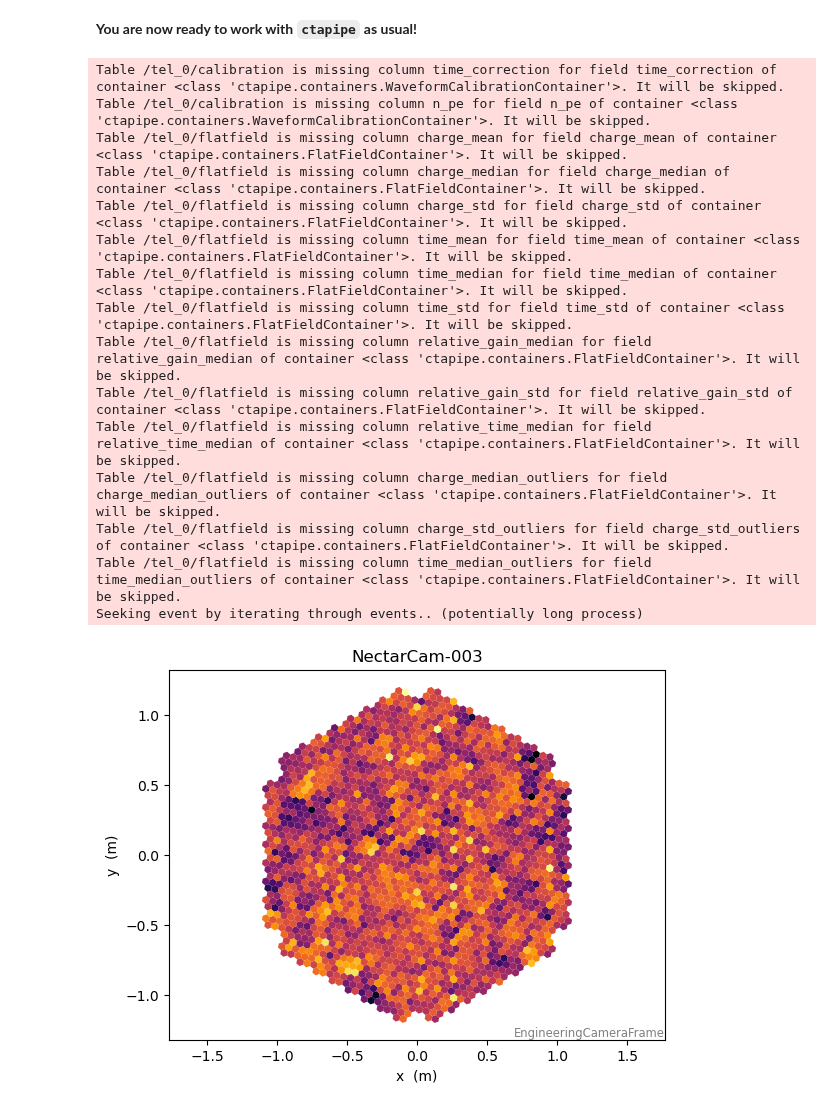
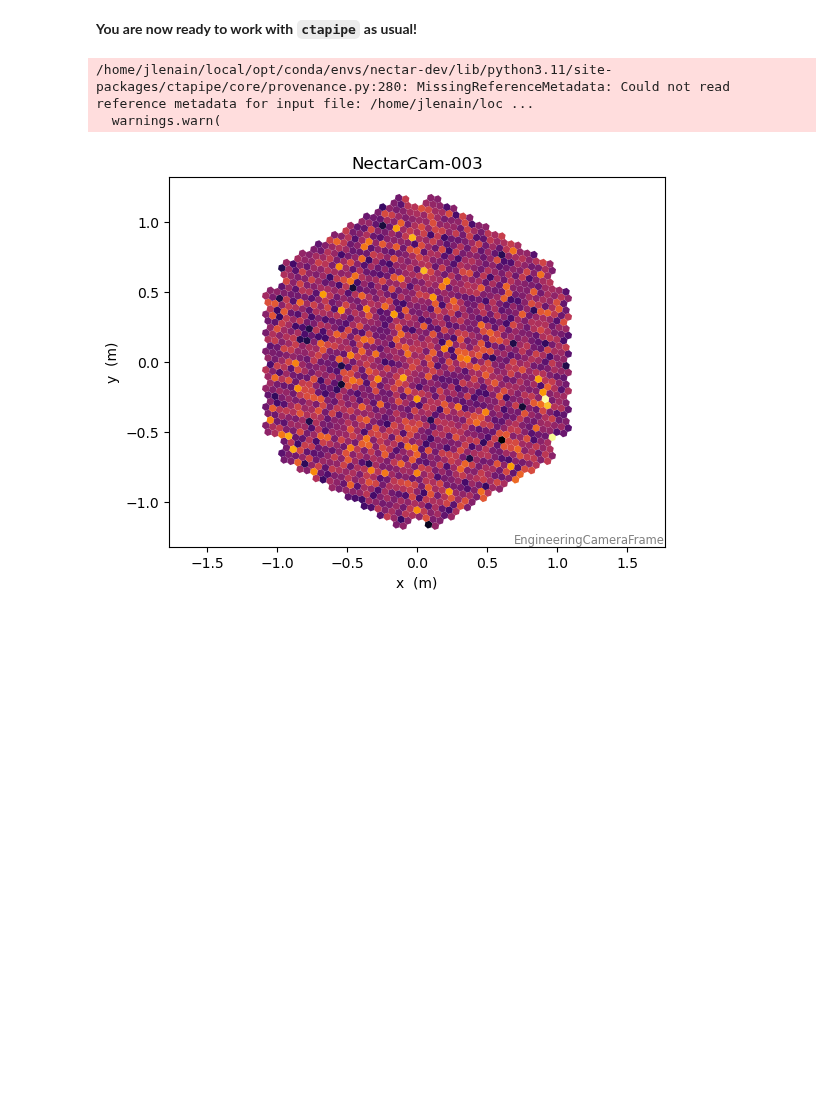
Before and after one commit to cta-observatory/nectarchain, a Jupyter notebook: notebooks/Access NectarCAM data using DIRAC API.ipynb, the cells around one changed output. Drawn from its saved outputs; the diff is of its cells as text; code cells hidden in the pictures; blank space fills up the shorter version.

```diff
--- a/notebooks/Access NectarCAM data using DIRAC API.ipynb
+++ b/notebooks/Access NectarCAM data using DIRAC API.ipynb
@@ -74,30 +146,33 @@ from ctapipe.visualization import CameraDisplay
 # %%
 from glob import glob
 
-path = glob(f'{tmpdir}/NectarCAM.*.fits.fz')
+path = glob(f"{tmpdir}/NectarCAM.*.fits.fz")
 path.sort()
-reader = EventSource(input_url=path[0])
-seeker = EventSeeker(reader)
+
+config = Config(
+    dict(
+        NectarCAMEventSource=dict(
+            NectarCAMR0Corrections=dict(
+                calibration_path=None,
+                apply_flatfield=False,
+                select_gain=False,
+            )
+        )
+    )
+)
+
+reader = EventSource(input_url=path[0], config=config, max_events=100)
+
+tel_id = reader.subarray.tel_ids[0]
 
 # Get some event, and display camera charges for the high gain channel (no time window optimization)
-evt=seeker.get_event_index(10)
-image = evt.r0.tel[0].waveform.sum(axis=2)
-camera = CameraGeometry.from_name("NectarCam-003").transform_to(EngineeringCameraFrame())
+evt = next(iter(reader))
+image = evt.r0.tel[tel_id].waveform.sum(axis=2)
+camera = reader.subarray.tel[tel_id].camera.geometry.transform_to(
+    EngineeringCameraFrame()
+)
 disp = CameraDisplay(geometry=camera, image=image[0])
 # %% [output]
-Table /tel_0/calibration is missing column time_correction for field time_correction of container <class 'ctapipe.containers.WaveformCalibrationContainer'>. It will be skipped.
-Table /tel_0/calibration is missing column n_pe for field n_pe of container <class 'ctapipe.containers.WaveformCalibrationContainer'>. It will be skipped.
-Table /tel_0/flatfield is missing column charge_mean for field charge_mean of container <class 'ctapipe.containers.FlatFieldContainer'>. It will be skipped.
-Table /tel_0/flatfield is missing column charge_median for field charge_median of container <class 'ctapipe.containers.FlatFieldContainer'>. It will be skipped.
-Table /tel_0/flatfield is missing column charge_std for field charge_std of container <class 'ctapipe.containers.FlatFieldContainer'>. It will be skipped.
-Table /tel_0/flatfield is missing column time_mean for field time_mean of container <class 'ctapipe.containers.FlatFieldContainer'>. It will be skipped.
-Table /tel_0/flatfield is missing column time_median for field time_median of container <class 'ctapipe.containers.FlatFieldContainer'>. It will be skipped.
-Table /tel_0/flatfield is missing column time_std for field time_std of container <class 'ctapipe.containers.FlatFieldContainer'>. It will be skipped.
-Table /tel_0/flatfield is missing column relative_gain_median for field relative_gain_median of container <class 'ctapipe.containers.FlatFieldContainer'>. It will be skipped.
-Table /tel_0/flatfield is missing column relative_gain_std for field relative_gain_std of container <class 'ctapipe.containers.FlatFieldContainer'>. It will be skipped.
-Table /tel_0/flatfield is missing column relative_time_median for field relative_time_median of container <class 'ctapipe.containers.FlatFieldContainer'>. It will be skipped.
-Table /tel_0/flatfield is missing column charge_median_outliers for field charge_median_outliers of container <class 'ctapipe.containers.FlatFieldContainer'>. It will be skipped.
-Table /tel_0/flatfield is missing column charge_std_outliers for field charge_std_outliers of container <class 'ctapipe.containers.FlatFieldContainer'>. It will be skipped.
-Table /tel_0/flatfield is missing column time_median_outliers for field time_median_outliers of container <class 'ctapipe.containers.FlatFieldContainer'>. It will be skipped.
-Seeking event by iterating through events.. (potentially long process)
+/home/jlenain/local/opt/conda/envs/nectar-dev/lib/python3.11/site-packages/ctapipe/core/provenance.py:280: MissingReferenceMetadata: Could not read reference metadata for input file: /home/jlenain/loc ...
+  warnings.warn(
-[figure, old version]
+[figure, new version]
```
Also changed, not shown: parts of 11 cells of this notebook, 44 other files.
